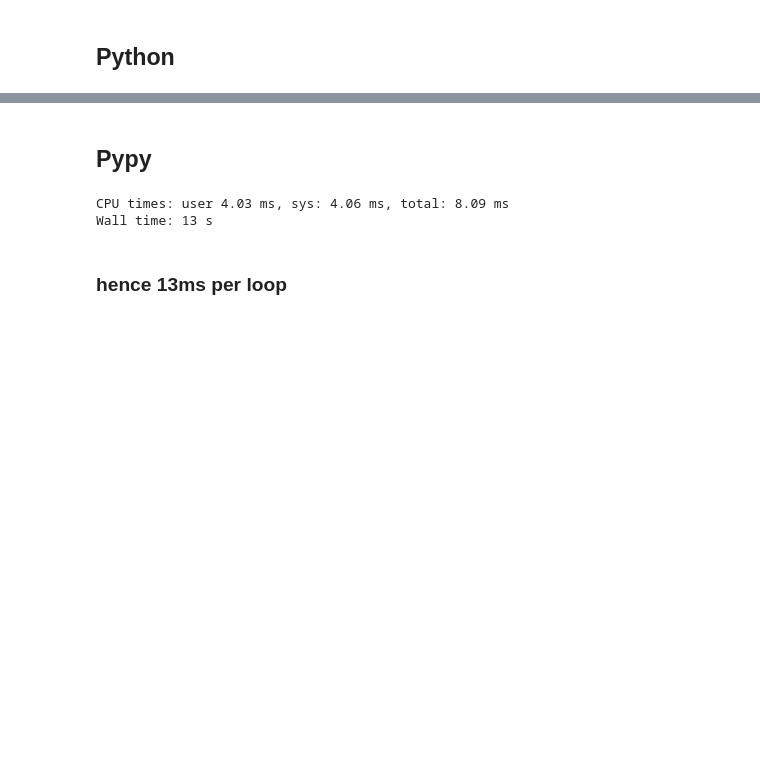
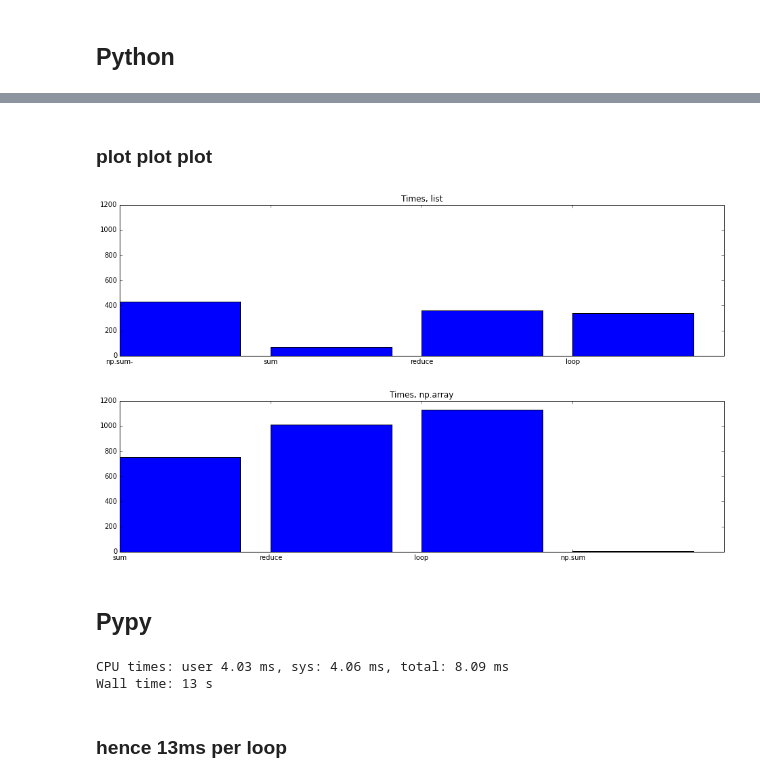
Before and after one commit to DmitryUlyanov/PythonBenchmarkSumArray, a Jupyter notebook: Comparison.ipynb, the cells around one changed output, grey strips where cells are left out. Saved outputs shown, nothing was run; the diff lists cells and outputs as text; code cells hidden in the pictures; blank space fills up the shorter version.

```diff
--- a/Comparison.ipynb
+++ b/Comparison.ipynb
@@ -21,3 +76,33 @@ for i in array:
+# %% [markdown]
+### plot plot plot
+# %%
+times_list = {
+    'loop': 339,
+    'sum': 67,
+    'np.sum-': 427,
+    'reduce': 358
+}
+times_np = {
+    'sum': 754,
+    'loop':1130,
+    'np.sum': 6,
+    'reduce': 1010
+    }
+
+plt.bar(np.arange(len(times_list)),times_list.values())
+plt.xticks( np.arange(len(times_list)),times_list.keys())
+plt.ylim(0,1200)
+plt.title('Times, list')
+plt.show()
+
+plt.bar(np.arange(len(times_np)),times_np.values())
+plt.xticks( np.arange(len(times_np)),times_np.keys())
+plt.ylim(0,1200)
+plt.title('Times, np.array')
+plt.show()
+# %% [output]
+[figure, added]
+[figure, added]
 # %% [markdown]
 ## Pypy
 # %%
```
Also changed, not shown: parts of 38 cells of this notebook.
